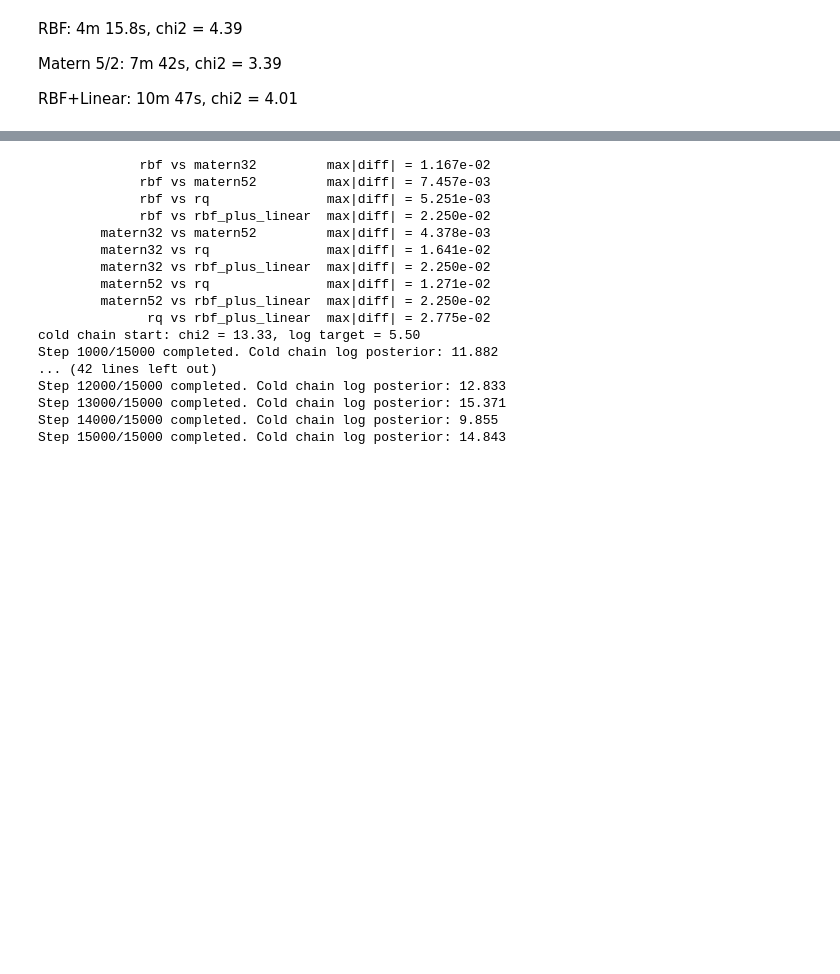
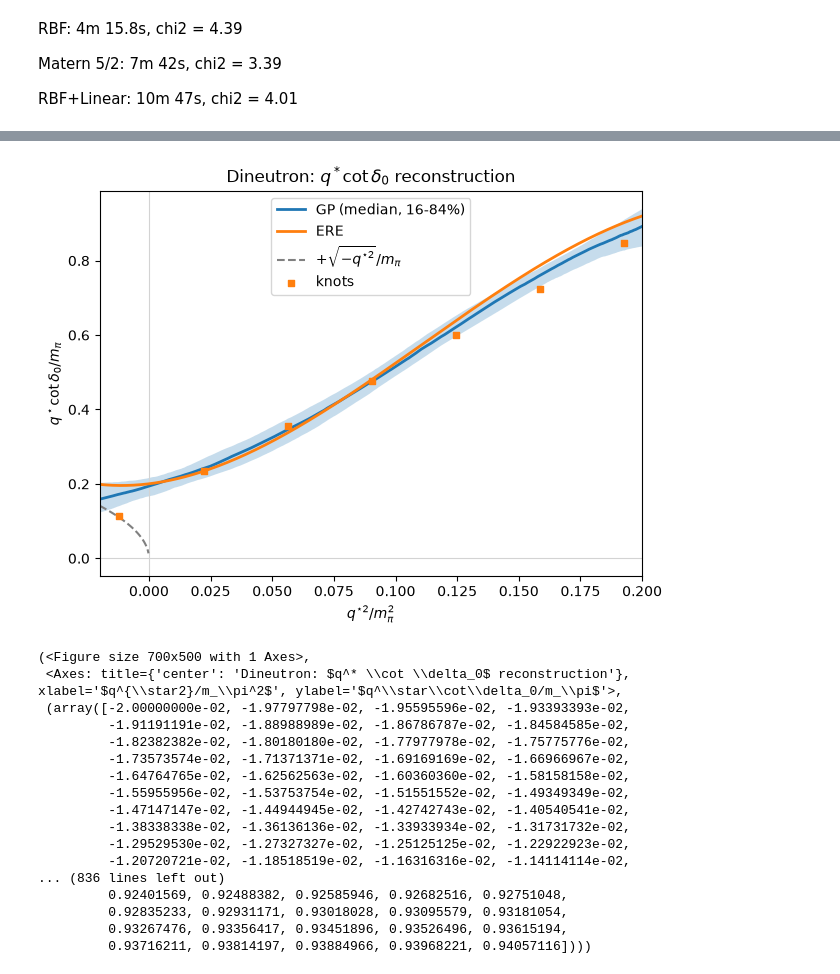
Before and after one commit to ShingLi15/Gaussian-Process-Regressions-for-Di-Nucleon-Data, a Jupyter notebook: Research Paper/GPR using data.ipynb, the cells around one changed output, grey strips where cells are left out. Drawn from its saved outputs; the diff is of its cells as text; code cells hidden in the pictures; blank space fills up the shorter version.

```diff
--- a/Research Paper/GPR using data.ipynb
+++ b/Research Paper/GPR using data.ipynb
@@ -1247,10 +1252,10 @@ def plot_inverse_K(samples, xlim=(-0.02, 0.20), ylim=None, n_grid=1000, thin=1,
         ax.plot(x[neg], np.sqrt(-x[neg]), ls="--", color="gray", lw=1.5,
                 label=r"$+\sqrt{-q^{\star2}}/m_\pi$")
 
-    if data_points is not None:
-        dq2, dqcd = data_points
-        ax.plot(np.asarray(dq2) / m_pi**2, np.asarray(dqcd) / m_pi, "o",
-                mfc="white", color="C0", ms=6, zorder=5, label="levels (from F)")
+    # if data_points is not None:
+    #     dq2, dqcd = data_points
+    #     ax.plot(np.asarray(dq2) / m_pi**2, np.asarray(dqcd) / m_pi, "o",
+    #             mfc="white", color="C0", ms=6, zorder=5, label="levels (from F)")
 
     if best_state is not None:
         kx = knots / m_pi**2
@@ -1268,6 +1273,29 @@ def plot_inverse_K(samples, xlim=(-0.02, 0.20), ylim=None, n_grid=1000, thin=1,
     ax.legend()
     plt.show()
     return fig, ax, (x, med, lo, hi)
+# %%
+plot_inverse_K(samples_cov, xlim=(-0.02, 0.20), ere_coeffs=[0.0622616, 2.60914, 1154.79, -35746.4],
+               data_points=(pts_q2, pts_qcd), best_state=best_cold_state_cov,
+               title="Dineutron: $q^* \cot \delta_0$ reconstruction")
+# %% [output]
+[figure, added]
+(<Figure size 700x500 with 1 Axes>,
+ <Axes: title={'center': 'Dineutron: $q^* \\cot \\delta_0$ reconstruction'}, xlabel='$q^{\\star2}/m_\\pi^2$', ylabel='$q^\\star\\cot\\delta_0/m_\\pi$'>,
+ (array([-2.00000000e-02, -1.97797798e-02, -1.95595596e-02, -1.93393393e-02,
+         -1.91191191e-02, -1.88988989e-02, -1.86786787e-02, -1.84584585e-02,
+         -1.82382382e-02, -1.80180180e-02, -1.77977978e-02, -1.75775776e-02,
+         -1.73573574e-02, -1.71371371e-02, -1.69169169e-02, -1.66966967e-02,
+         -1.64764765e-02, -1.62562563e-02, -1.60360360e-02, -1.58158158e-02,
+         -1.55955956e-02, -1.53753754e-02, -1.51551552e-02, -1.49349349e-02,
+         -1.47147147e-02, -1.44944945e-02, -1.42742743e-02, -1.40540541e-02,
+         -1.38338338e-02, -1.36136136e-02, -1.33933934e-02, -1.31731732e-02,
+         -1.29529530e-02, -1.27327327e-02, -1.25125125e-02, -1.22922923e-02,
+         -1.20720721e-02, -1.18518519e-02, -1.16316316e-02, -1.14114114e-02,
+... (836 lines left out)
+         0.92401569, 0.92488382, 0.92585946, 0.92682516, 0.92751048,
+         0.92835233, 0.92931171, 0.93018028, 0.93095579, 0.93181054,
+         0.93267476, 0.93356417, 0.93451896, 0.93526496, 0.93615194,
+         0.93716211, 0.93814197, 0.93884966, 0.93968221, 0.94057116])))
 # %%
 # Paste into a new cell AFTER cell 48 (plot_mcmc) in your current notebook.
 # Needs: KERNELS, use_kernel, kernel_matrix, qCotDelta_Grid, knots, q2_min, q2_max,
@@ -1379,27 +1407,9 @@ def overlay_kernels(names=None, tag="overlay"):
         print(f"  {n:>16}: {d:.2f}")
 # %%
 
-check_kernels_differ()
-for k in ["rbf",  "matern52", "rq"]:
-    run_kernel(k, seed=1)
+# check_kernels_differ()
+# for k in ["rbf",  "matern52", "rq"]:
+#     run_kernel(k, seed=1)
-# %% [output]
-             rbf vs matern32         max|diff| = 1.167e-02
-             rbf vs matern52         max|diff| = 7.457e-03
-             rbf vs rq               max|diff| = 5.251e-03
-             rbf vs rbf_plus_linear  max|diff| = 2.250e-02
-        matern32 vs matern52         max|diff| = 4.378e-03
-        matern32 vs rq               max|diff| = 1.641e-02
-        matern32 vs rbf_plus_linear  max|diff| = 2.250e-02
-        matern52 vs rq               max|diff| = 1.271e-02
-        matern52 vs rbf_plus_linear  max|diff| = 2.250e-02
-              rq vs rbf_plus_linear  max|diff| = 2.775e-02
-cold chain start: chi2 = 13.33, log target = 5.50
-Step 1000/15000 completed. Cold chain log posterior: 11.882
-... (42 lines left out)
-Step 12000/15000 completed. Cold chain log posterior: 12.833
-Step 13000/15000 completed. Cold chain log posterior: 15.371
-Step 14000/15000 completed. Cold chain log posterior: 9.855
-Step 15000/15000 completed. Cold chain log posterior: 14.843
 # %%
 summary_table()
 overlay_kernels()
```
Also changed, not shown: parts of 5 cells of this notebook.
